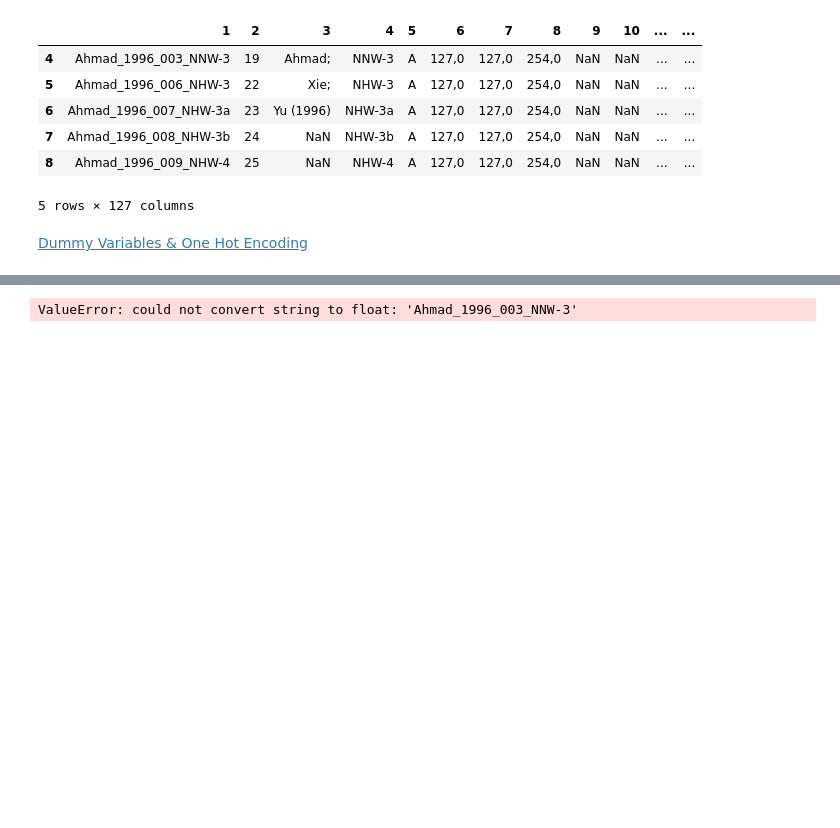
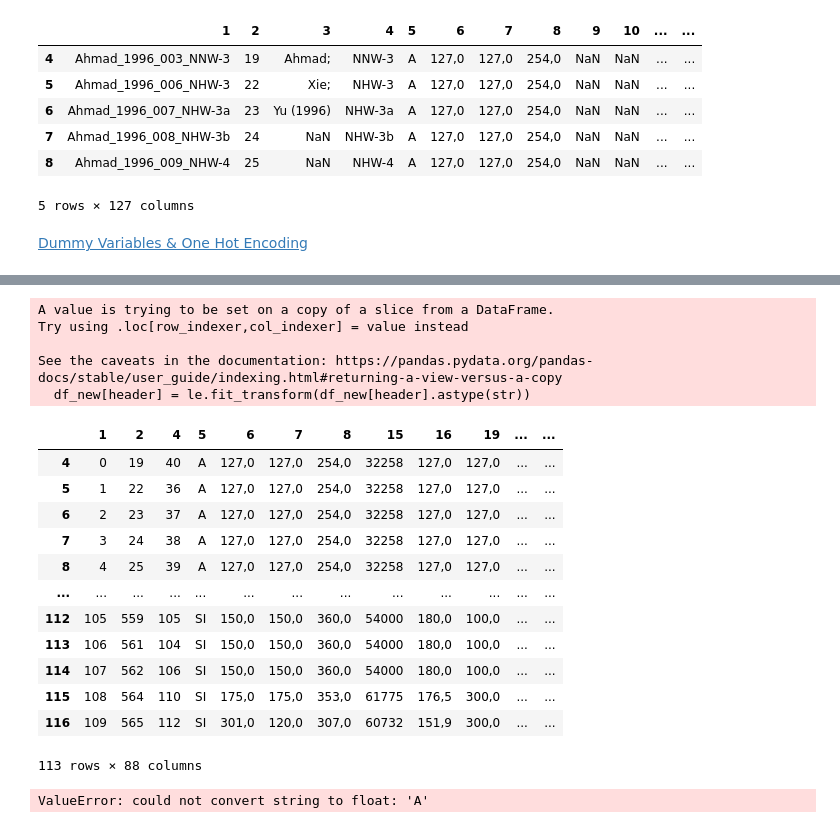
Before and after one commit to adomakor412/MSNT_Thesis_ML_CE, a Jupyter notebook: PCA_reineck_prelim.ipynb, the cells around one changed output, grey strips where cells are left out. Saved outputs shown, nothing was run; the diff lists cells and outputs as text; code cells hidden in the pictures; blank space fills up the shorter version.

```diff
--- a/PCA_reineck_prelim.ipynb
+++ b/PCA_reineck_prelim.ipynb
@@ -260,0 +203,22 @@ TypeError: unhashable type: 'Series'
+# %%
+df_exp = myOHE(df_dropped, 4)
+df_exp
+# %% [output]
+A value is trying to be set on a copy of a slice from a DataFrame.
+Try using .loc[row_indexer,col_indexer] = value instead
+
+See the caveats in the documentation: https://pandas.pydata.org/pandas-docs/stable/user_guide/indexing.html#returning-a-view-versus-a-copy
+  df_new[header] = le.fit_transform(df_new[header].astype(str))
+|  | 1 | 2 | 4 | 5 | 6 | 7 | 8 | 15 | 16 | 19 | ... | ... |
+| 4 | 0 | 19 | 40 | A | 127,0 | 127,0 | 254,0 | 32258 | 127,0 | 127,0 | ... | ... |
+| 5 | 1 | 22 | 36 | A | 127,0 | 127,0 | 254,0 | 32258 | 127,0 | 127,0 | ... | ... |
+| 6 | 2 | 23 | 37 | A | 127,0 | 127,0 | 254,0 | 32258 | 127,0 | 127,0 | ... | ... |
+| 7 | 3 | 24 | 38 | A | 127,0 | 127,0 | 254,0 | 32258 | 127,0 | 127,0 | ... | ... |
+| 8 | 4 | 25 | 39 | A | 127,0 | 127,0 | 254,0 | 32258 | 127,0 | 127,0 | ... | ... |
+| ... | ... | ... | ... | ... | ... | ... | ... | ... | ... | ... | ... | ... |
+| 112 | 105 | 559 | 105 | SI | 150,0 | 150,0 | 360,0 | 54000 | 180,0 | 100,0 | ... | ... |
+| 113 | 106 | 561 | 104 | SI | 150,0 | 150,0 | 360,0 | 54000 | 180,0 | 100,0 | ... | ... |
+| 114 | 107 | 562 | 106 | SI | 150,0 | 150,0 | 360,0 | 54000 | 180,0 | 100,0 | ... | ... |
+| 115 | 108 | 564 | 110 | SI | 175,0 | 175,0 | 353,0 | 61775 | 176,5 | 300,0 | ... | ... |
+| 116 | 109 | 565 | 112 | SI | 301,0 | 120,0 | 307,0 | 60732 | 151,9 | 300,0 | ... | ... |
+113 rows × 88 columns
@@ -261,6 +228,6 @@ TypeError: unhashable type: 'Series'
 # %%
 scaler = StandardScaler()
-standardized_features = scaler.fit_transform(data_mod)
+standardized_features = scaler.fit_transform(df_exp)
 
 n_components = 2
 pca = PCA(n_components=n_components)
@@ -277,4 +244,4 @@ plt.show()
 explained_variance = pca.explained_variance_ratio_
 print(f'Explained variance by component: {explained_variance}')
 # %% [output]
-ValueError: could not convert string to float: 'Ahmad_1996_003_NNW-3'
+ValueError: could not convert string to float: 'A'
```
Also changed, not shown: parts of 36 cells of this notebook, 1 other file.
